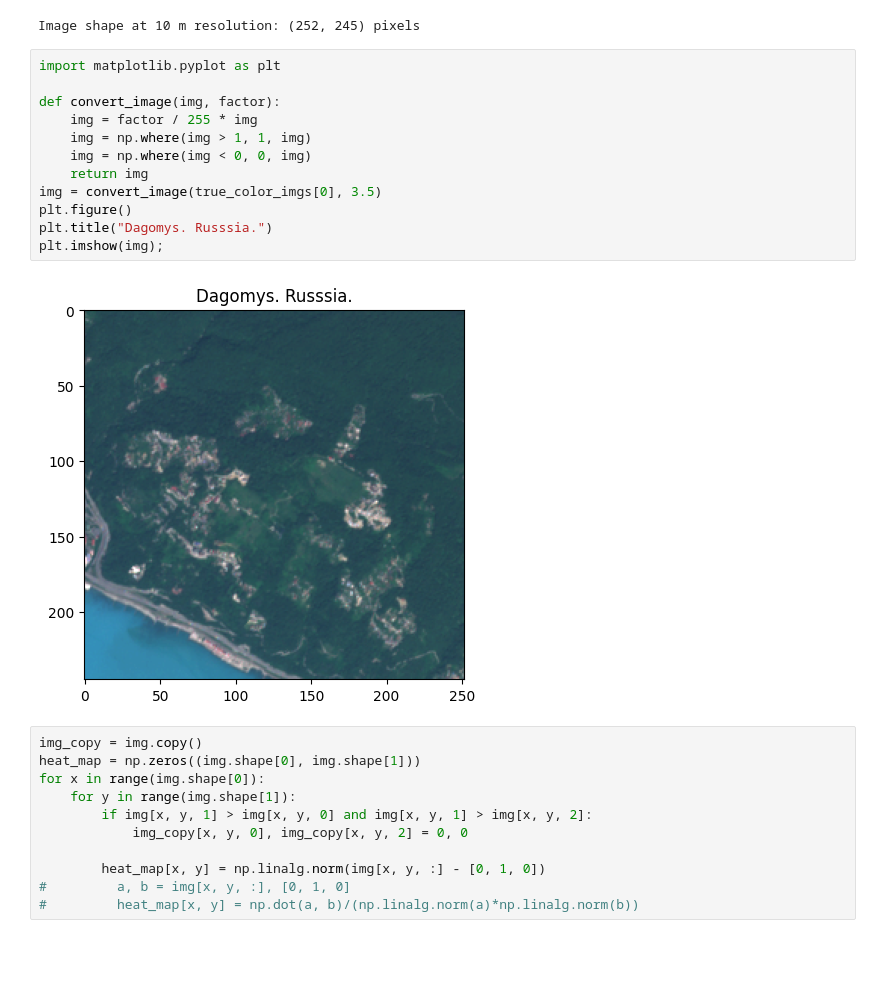
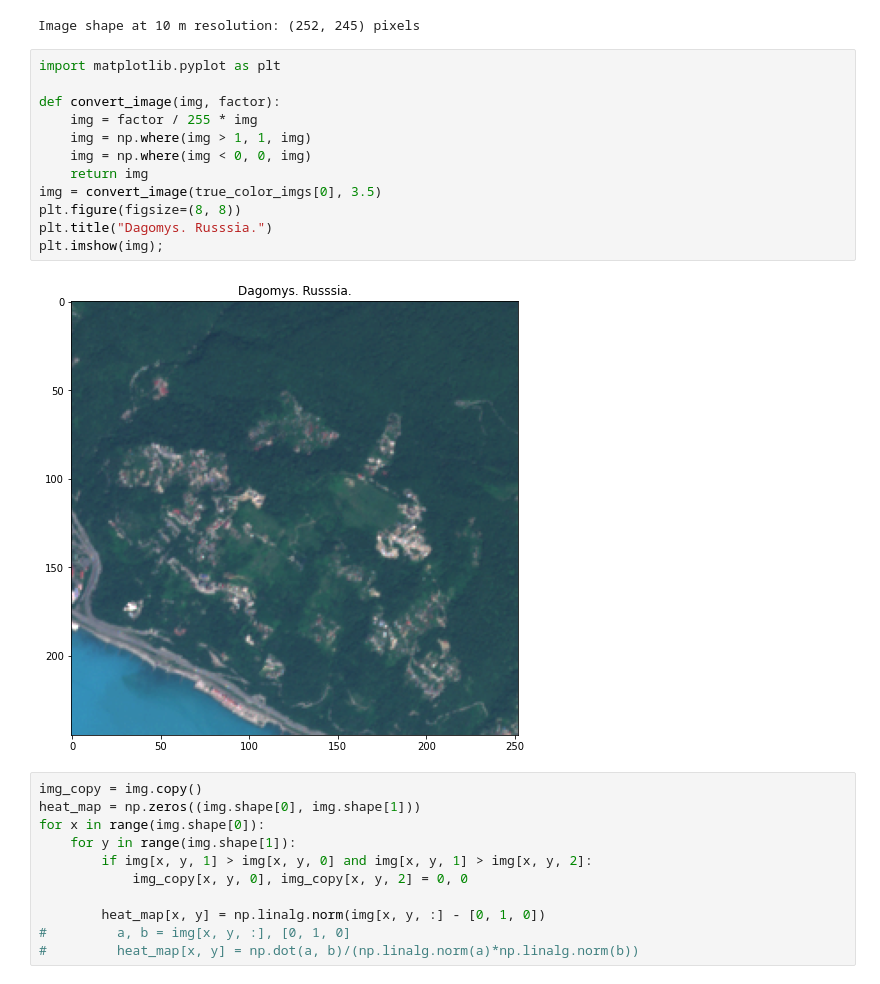
Before and after one commit to MADE-project-team1/GreenZone, a Jupyter notebook: OSM_Santinel.ipynb, the cells around one changed output. Cells and saved outputs as stored; diff of their text form; blank space fills up the shorter version.

```diff
--- a/OSM_Santinel.ipynb
+++ b/OSM_Santinel.ipynb
@@ -199,17 +175,17 @@ Image shape at 10 m resolution: (252, 245) pixels
 # %%
 import matplotlib.pyplot as plt
 
 def convert_image(img, factor):
     img = factor / 255 * img
     img = np.where(img > 1, 1, img)
     img = np.where(img < 0, 0, img)
     return img
 img = convert_image(true_color_imgs[0], 3.5)
-plt.figure()
+plt.figure(figsize=(8, 8))
 plt.title("Dagomys. Russsia.")
 plt.imshow(img);
 # %% [output]
-[figure, old version]
+[figure, new version]
 # %%
 img_copy = img.copy()
 heat_map = np.zeros((img.shape[0], img.shape[1]))
```
Also changed, not shown: parts of 27 cells of this notebook.
